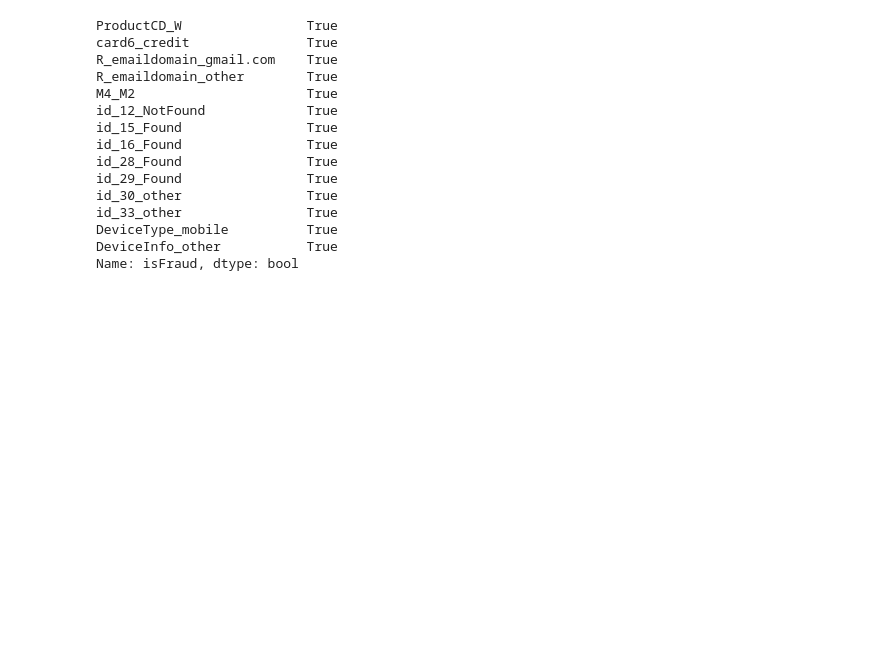
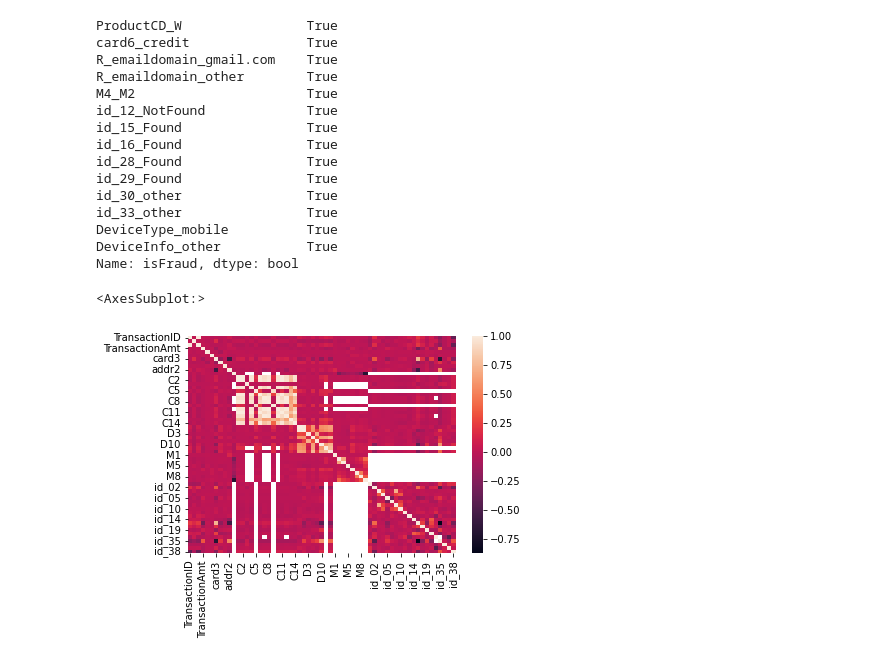
Before and after one commit to olibpool/Project-2, a Jupyter notebook: data exploration.ipynb, the cells around one changed output. Cells and saved outputs as stored; diff of their text form; code cells hidden in the pictures; blank space fills up the shorter version.

```diff
--- a/data exploration.ipynb
+++ b/data exploration.ipynb
@@ -602,0 +606,9 @@ Name: isFraud, dtype: bool
+# %%
+import seaborn as sns
+
+fig, ax = plt.subplots()
+
+sns.heatmap(corr_num)
+# %% [output]
+<AxesSubplot:>
+[figure, added]
```
Also changed, not shown: parts of 14 cells of this notebook.
